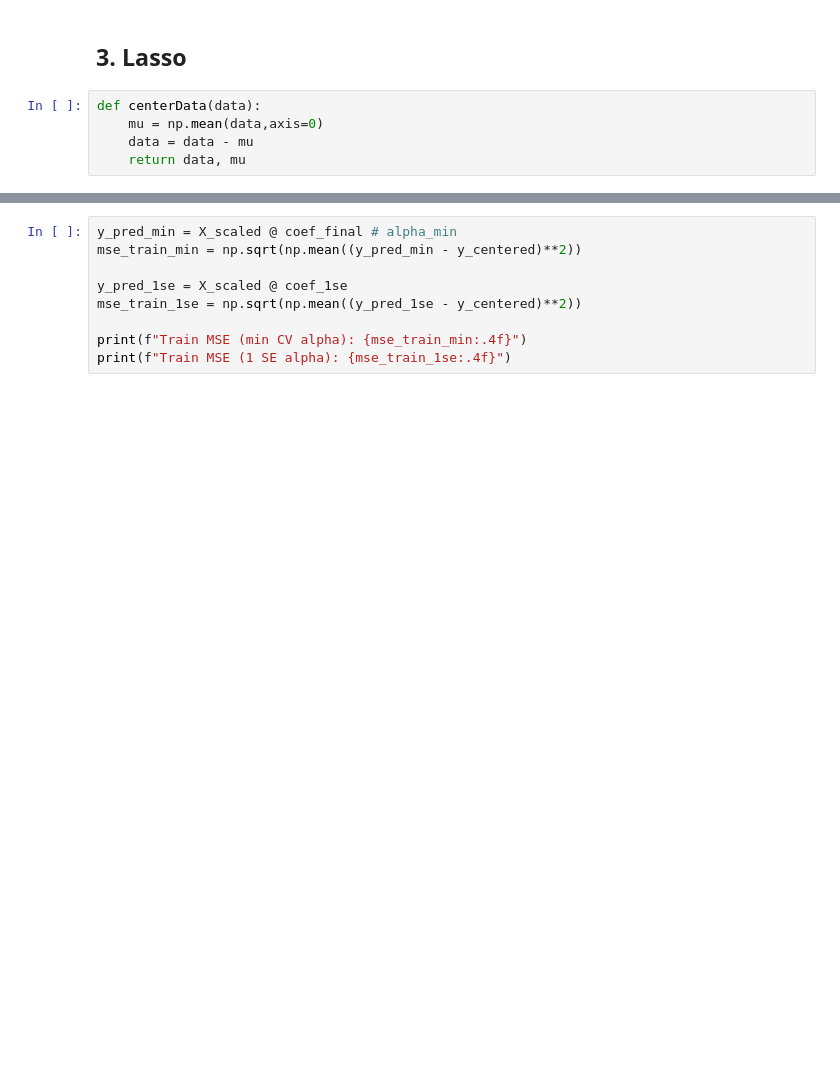
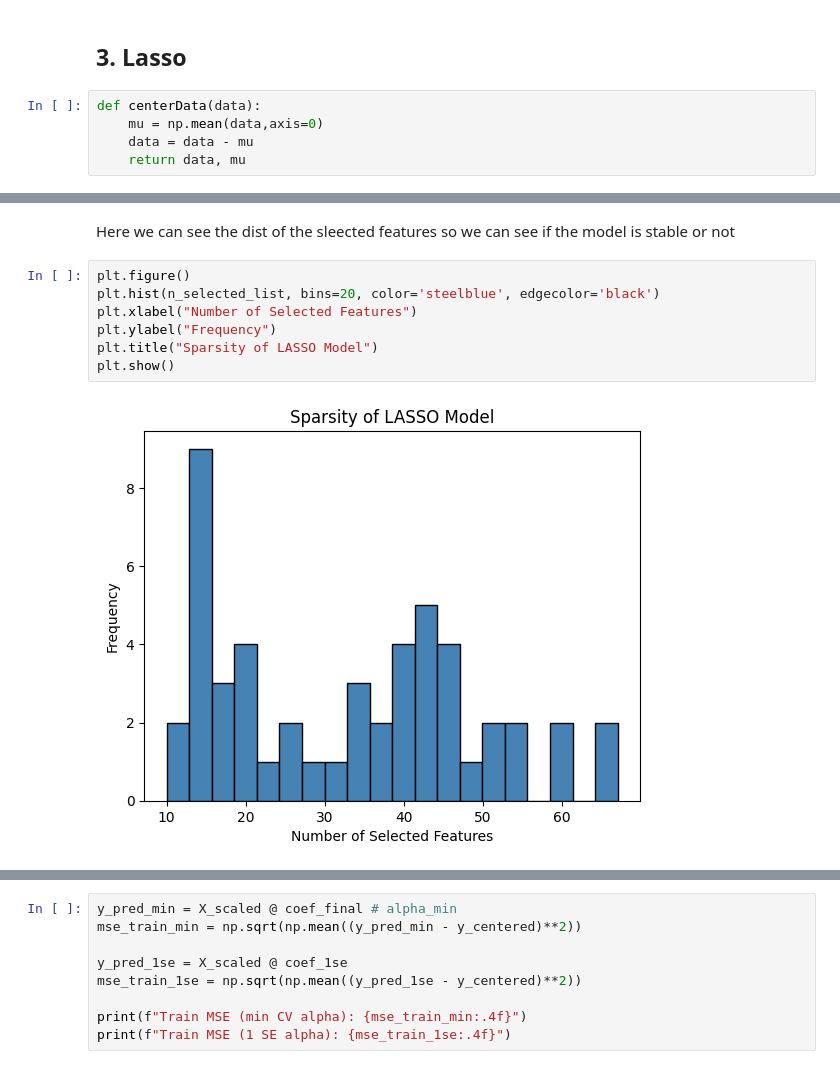
Before and after one commit to mariatmvendas/Case1_CompData, a Jupyter notebook: final.ipynb, the cells around one changed output, grey strips where cells are left out. Cells and saved outputs as stored; diff of their text form; blank space fills up the shorter version.

```diff
--- a/final.ipynb
+++ b/final.ipynb
@@ -178,0 +185,11 @@ Overall std: 4.2211
+# %% [markdown]
+Here we can see the dist of the sleected features so we can see if the model is stable or not
+# %%
+plt.figure()
+plt.hist(n_selected_list, bins=20, color='steelblue', edgecolor='black')
+plt.xlabel("Number of Selected Features")
+plt.ylabel("Frequency")
+plt.title("Sparsity of LASSO Model")
+plt.show()
+# %% [output]
+[figure, added]
```
Also changed, not shown: parts of 9 cells of this notebook, 3 other files.
